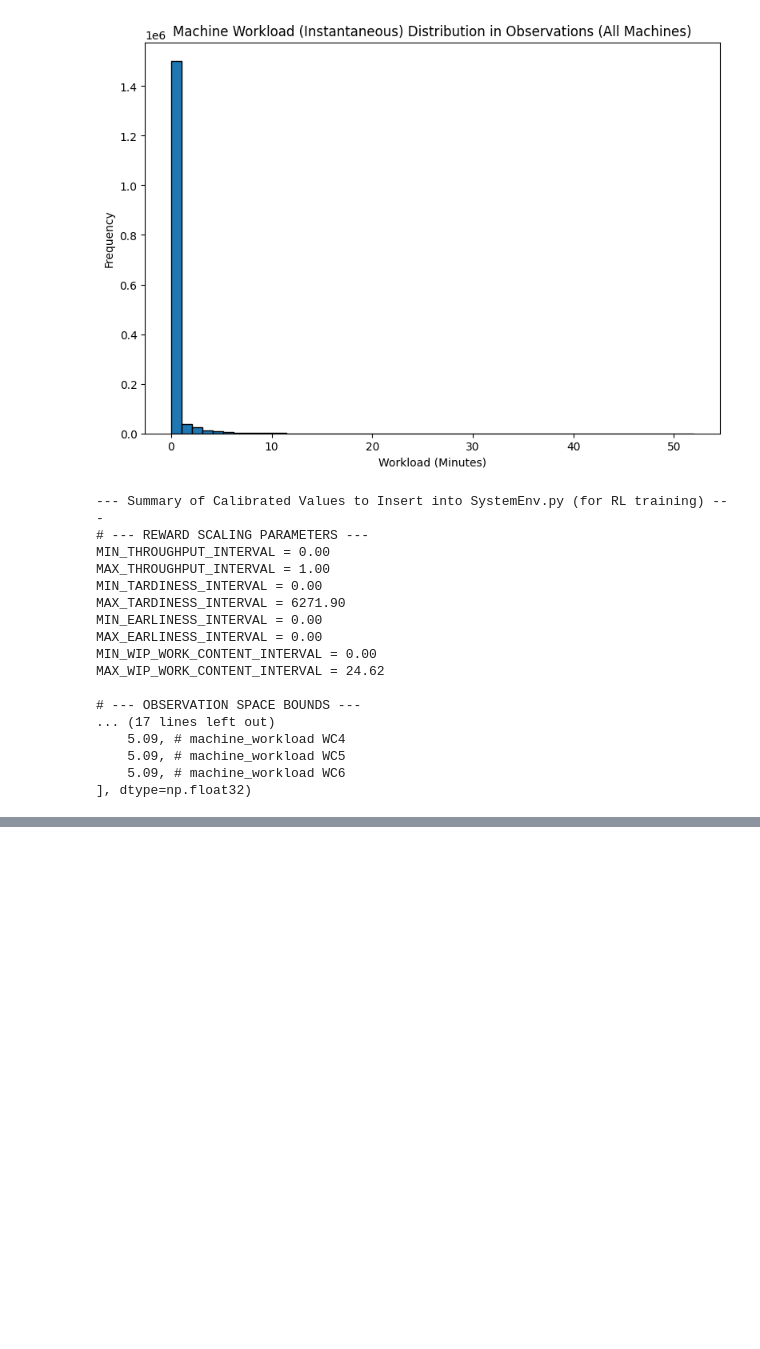
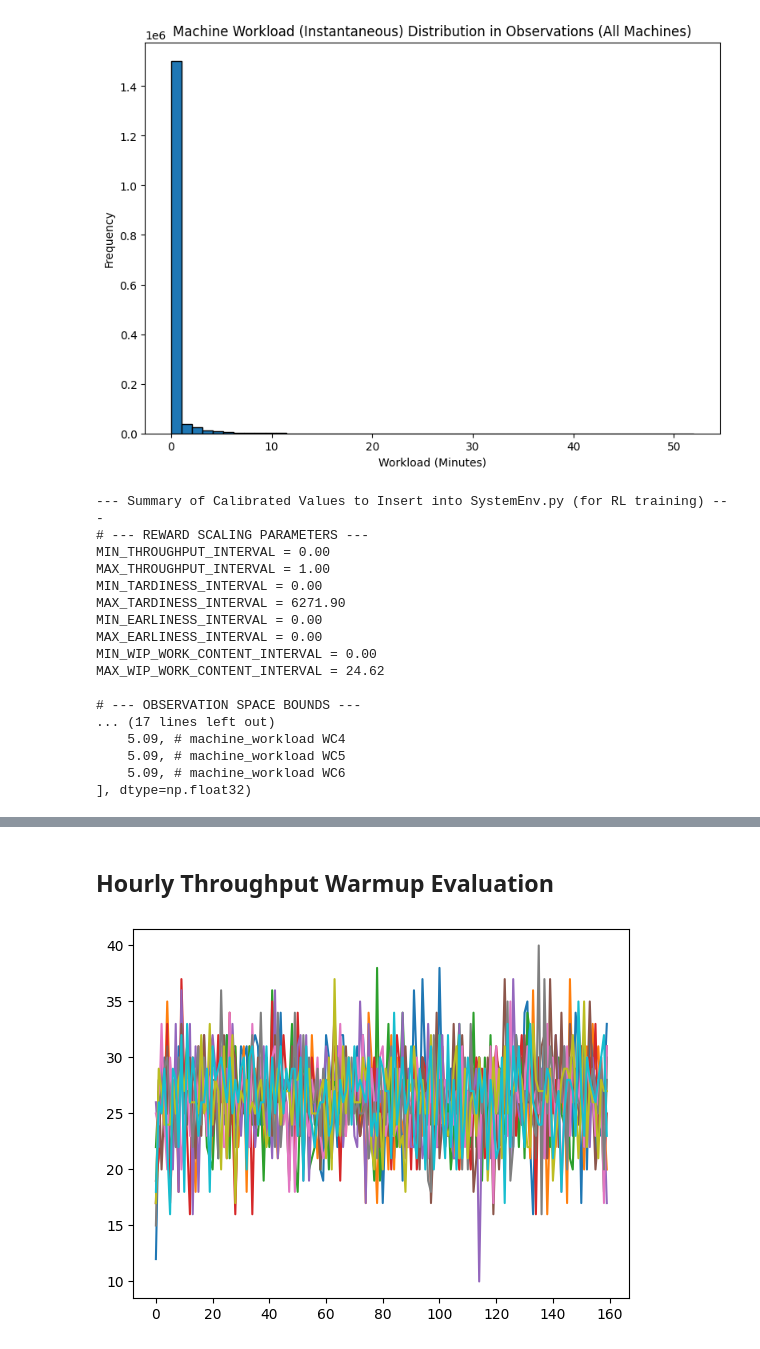
Before and after one commit to alessiacorni/Production_System, a Jupyter notebook: system_with_PSP/production_system_PSP.ipynb, the cells around one changed output, grey strips where cells are left out. Saved outputs shown, nothing was run; the diff lists cells and outputs as text; code cells hidden in the pictures; blank space fills up the shorter version.

Commit message:
evaluation of RL agent added

```diff
--- a/system_with_PSP/production_system_PSP.ipynb
+++ b/system_with_PSP/production_system_PSP.ipynb
@@ -606,0 +660,9 @@ MAX_WIP_WORK_CONTENT_INTERVAL = 24.62
+# %%
+MIN_THROUGHPUT_INTERVAL = 0.0
+MAX_THROUGHPUT_INTERVAL = 1.0
+MIN_TARDINESS_INTERVAL = 0.0
+MAX_TARDINESS_INTERVAL = 6500.0
+MIN_EARLINESS_INTERVAL = 0.0
+MAX_EARLINESS_INTERVAL = 1.0
+MIN_WIP_WORK_CONTENT_INTERVAL = 0.0
+MAX_WIP_WORK_CONTENT_INTERVAL = 25.0
@@ -626,10 +1046,10 @@ def make_env():
         },
         due_dates_distribution=lambda: random.uniform(30,50),
         reward_weights={
-            'throughput': 1.0,
-            'wip_penalty': -1,
-            'earliness_penalty': -1,
-            'tardiness_penalty': -1
+            'throughput': 5.0,
+            'wip_penalty': -0.1,
+            'earliness_penalty': -0.1,
+            'tardiness_penalty': -0.3
         }
     )
 
@@ -679,3 +1115,9 @@ KeyboardInterrupt:
+# %%
+hourly_throughput_stats = []
+tis_stats = []
+tardiness_stats = []
+earliness_stats = []
+wip_stats = []
 # %%
 print("\nStarting evaluation phase...")
 
@@ -762,0 +1196,8 @@ vec_env.close()
+# %% [markdown]
+## Hourly Throughput Warmup Evaluation
+# %%
+system_arr = np.array(hourly_throughput_stats)
+plt.plot(system_arr.T)
+plt.show()
+# %% [output]
+[figure, added]
```
Also changed, not shown: parts of 31 cells of this notebook, 2 other files.
